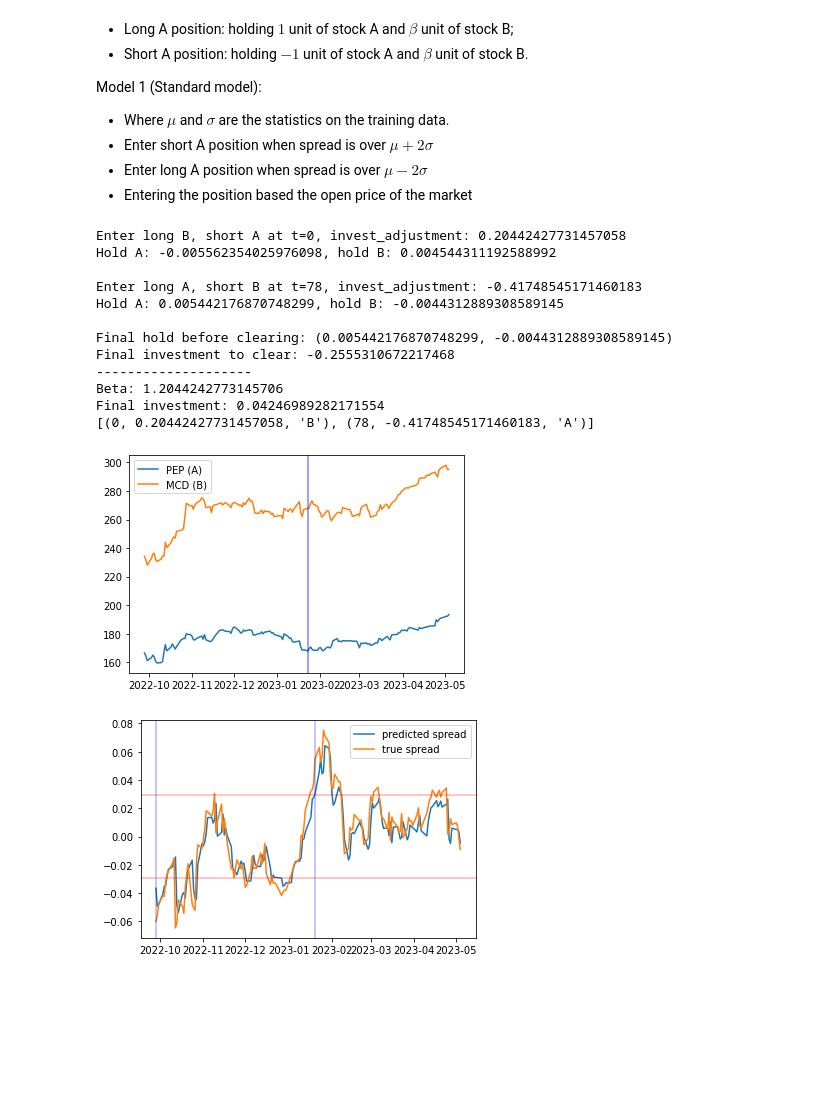
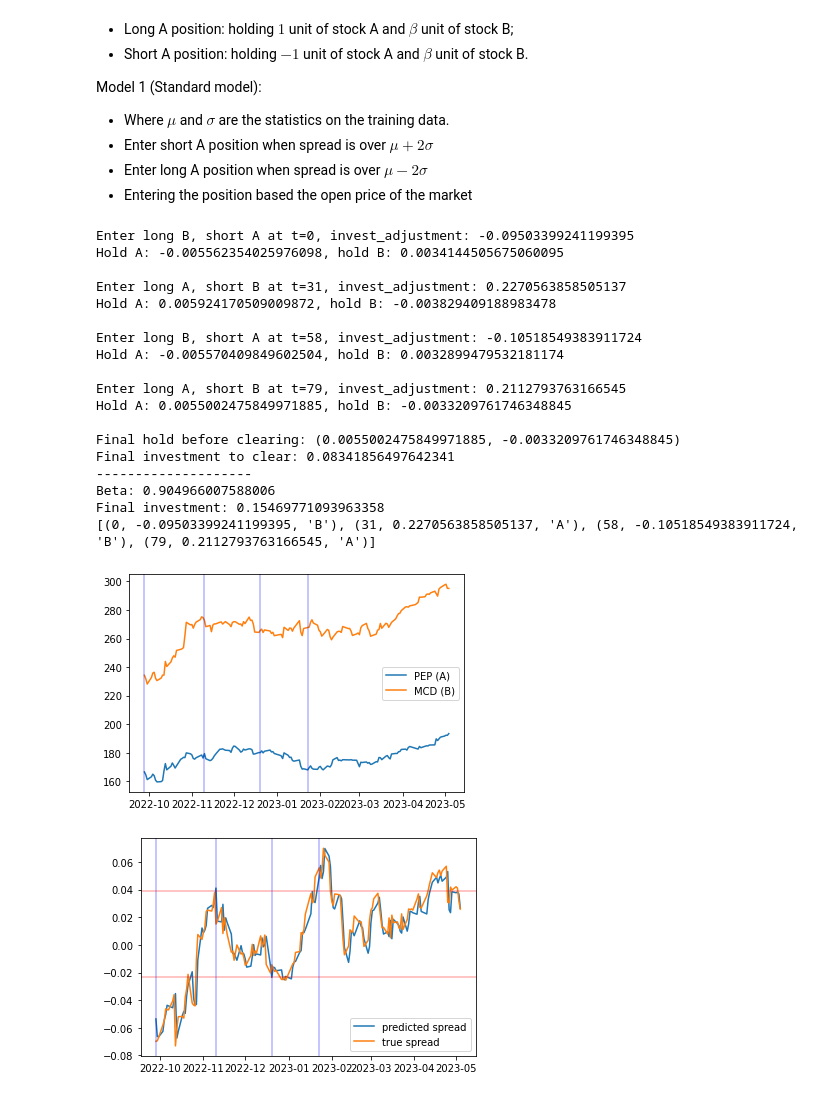
Before and after one commit to zichuan-scott-xu/pairs-trading-simulation, a Jupyter notebook: pairs-trading-scott.ipynb, the cells around one changed output. Saved outputs shown, nothing was run; the diff lists cells and outputs as text; code cells hidden in the pictures; blank space fills up the shorter version.

```diff
--- a/pairs-trading-scott.ipynb
+++ b/pairs-trading-scott.ipynb
@@ -57,7 +57,7 @@ test_ratio = 0.2
 price1, price2 = np.array(stock1_common['Adj Close']), np.array(stock2_common['Adj Close'])
 test_size = int(N * test_ratio)
 train_size = N - test_size
-logprice1, logprice2 = np.log(price1[train_size:]), np.log(price2[train_size:])
+logprice1, logprice2 = np.log(price1[:train_size]), np.log(price2[:train_size])
 lin_reg = LinearRegression(fit_intercept=True)
 lin_reg.fit(logprice1.reshape(-1, 1), logprice2)
 beta, alpha = lin_reg.coef_[0], lin_reg.intercept_
@@ -266,27 +266,34 @@ print(f'Beta: {beta}')
 print(f'Final investment: {invest}')
 print(histories)
 # %% [output]
-Enter long B, short A at t=0, invest_adjustment: 0.20442427731457058
-Hold A: -0.005562354025976098, hold B: 0.004544311192588992
+Enter long B, short A at t=0, invest_adjustment: -0.09503399241199395
+Hold A: -0.005562354025976098, hold B: 0.0034144505675060095
 
-Enter long A, short B at t=78, invest_adjustment: -0.41748545171460183
-Hold A: 0.005442176870748299, hold B: -0.0044312889308589145
+Enter long A, short B at t=31, invest_adjustment: 0.2270563858505137
+Hold A: 0.005924170509009872, hold B: -0.003829409188983478
 
-Final hold before clearing: (0.005442176870748299, -0.0044312889308589145)
-Final investment to clear: -0.2555310672217468
+Enter long B, short A at t=58, invest_adjustment: -0.10518549383911724
+Hold A: -0.005570409849602504, hold B: 0.0032899479532181174
+
+Enter long A, short B at t=79, invest_adjustment: 0.2112793763166545
+Hold A: 0.0055002475849971885, hold B: -0.0033209761746348845
+
+Final hold before clearing: (0.0055002475849971885, -0.0033209761746348845)
+Final investment to clear: 0.08341856497642341
 --------------------
-Beta: 1.2044242773145706
-Final investment: 0.04246989282171554
-[(0, 0.20442427731457058, 'B'), (78, -0.41748545171460183, 'A')]
+Beta: 0.904966007588006
+Final investment: 0.15469771093963358
+[(0, -0.09503399241199395, 'B'), (31, 0.2270563858505137, 'A'), (58, -0.10518549383911724, 'B'), (79, 0.2112793763166545, 'A')]
 # %%
 plt.figure()
 plt.plot(test_dates, price1[num_train+30:], label='PEP (A)')
 plt.plot(test_dates, price2[num_train+30:], label='MCD (B)')
-plt.axvline(x=test_dates[79], color='b', alpha=0.5)
+for t, invest_adj, long in histories:
+    plt.axvline(x=test_dates[t], color='b', alpha=0.3)
 plt.legend()
 plt.show()
 # %% [output]
-[figure, old version]
+[figure, new version]
 # %%
 plt.figure()
 plt.plot(test_dates, predictions, label='predicted spread')
@@ -298,4 +305,4 @@ plt.axhline(y=mu-sigma, color='r', alpha=0.3)
 plt.legend()
 plt.show()
 # %% [output]
-[figure, old version]
+[figure, new version]
```
Also changed, not shown: parts of 4 cells of this notebook.
